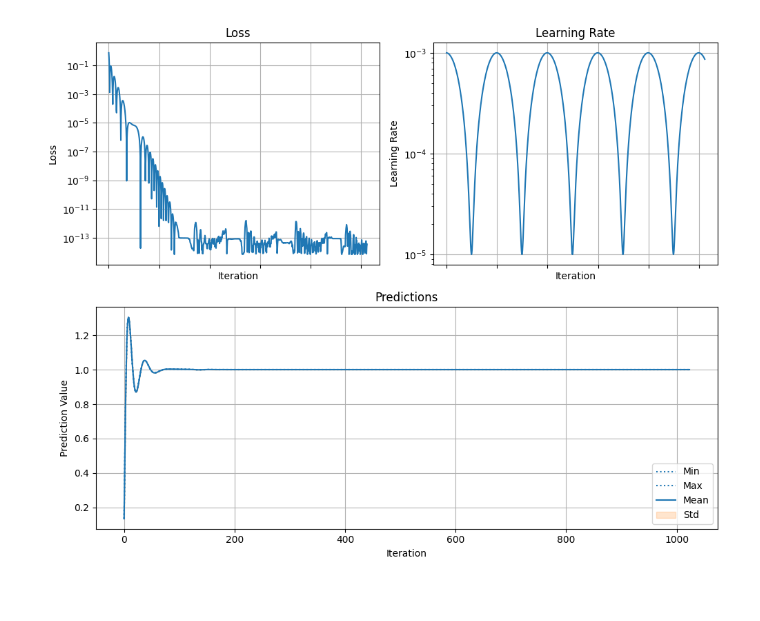
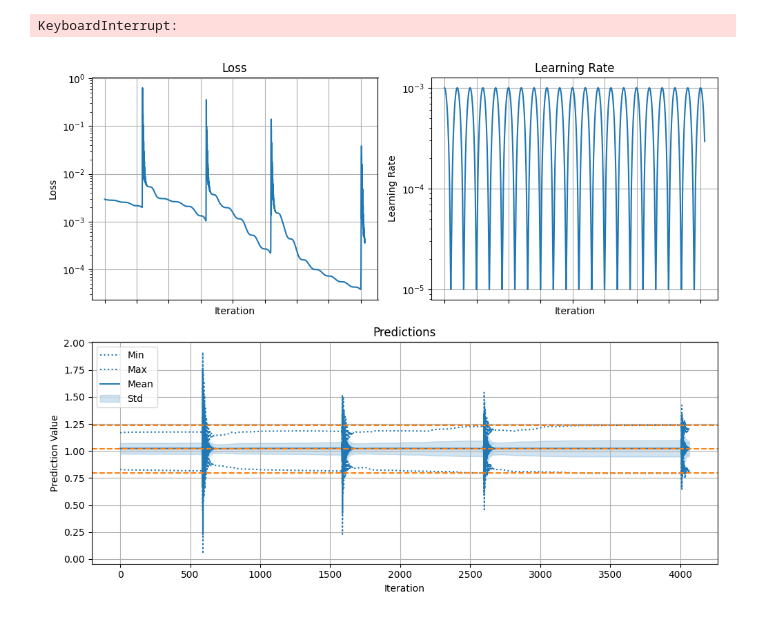
Before and after one commit to tum-pbs/diffSPH, a Jupyter notebook: transformers/GAT.ipynb, the cells around one changed output. Saved outputs shown, nothing was run; the diff lists cells and outputs as text; code cells hidden in the pictures.

```diff
--- a/transformers/GAT.ipynb
+++ b/transformers/GAT.ipynb
@@ -85,14 +85,14 @@ from ml import *
 
 inputFeatures = node_attr.shape[-1]
 outputFeatures = gt.shape[-1]
-latentSpaceSize = 48
+latentSpaceSize = 1
 hiddenMLPSize = 128
 hiddenMLPLayers = 2
 
 inputEncoderLayers = 0
 outputDecoderLayers = 0
 
-transformerFeatures = 16
-multiHeads = 4
+transformerFeatures = 1
+multiHeads = 1
 batch_size = 1
 dim = edge_attr.shape[-1]
@@ -108,7 +112,7 @@ inputEncoder = buildMLPwDict({
 ).to(device)
 transformerLayer = TransformerLayer(
     latentSpaceSize, transformerFeatures, dim, multiHeads,
-    edge_bias = True, edge_gating = True, verbose = False, attentionOp = 'dot', attentionOpIncludeEdge = True, sharedWeights=False, headAggregation='mean', v2 = False).to(device)
+    edge_bias = True, edge_gating = False, verbose = False, attentionOp = 'MLP', attentionOpIncludeEdge = True, sharedWeights=False, headAggregation='concat', v2 = False, messagePassingGAT=True, ffnHiddenLayers=4, ffnHiddenSize=128, edgeBasisEncoder = True, edgeBasisTerms = 8, edgeBasisMode = 'cat').to(device)
 outputDecoder = buildMLPwDict({
     'inputFeatures': latentSpaceSize,
     'output' : outputFeatures,
@@ -127,6 +131,6 @@ print(f'Number of parameters in transformer layer: {numberOfParametersTransforme
 print(f'Number of parameters in output decoder: {numberOfParametersOutputDecoder}')
 
 
-optimizer = torch.optim.AdamW(list(inputEncoder.parameters()) + list(transformerLayer.parameters()) + list(outputDecoder.parameters()), lr= 1e-3, weight_decay=1e-4)
+optimizer = torch.optim.AdamW(list(inputEncoder.parameters()) + list(transformerLayer.parameters()) + list(outputDecoder.parameters()), lr= 1e-3)
 scheduler = torch.optim.lr_scheduler.CosineAnnealingLR(optimizer, T_max=100, eta_min=1e-5)
 # %% [output]
@@ -136,7 +146,23 @@ Number of parameters in output decoder: 48
 # %%
-def modelStep(node_attr, edge_attr, edge_index, inputEncoder, transformerLayer, outputDecoder):
+def modelStep(node_attr, edge_attr, edge_index, inputEncoder, transformerLayer, outputDecoder, verbose = False):
+    return transformerLayer(node_attr, edge_attr, edge_index)
+
     encodedInput = inputEncoder(node_attr)
+    if verbose:
+        print(f'Encoded input shape: {encodedInput.shape} [B {batch_size} x N {node_attr.shape[0]} x L {latentSpaceSize}]')
+        print(f'Min: {encodedInput.min().item()}, Max: {encodedInput.max().item()}, Mean: {encodedInput.mean().item()}, Std: {encodedInput.std().item()}')
+
     transformerOutput = transformerLayer(encodedInput, edge_attr, edge_index)
+
+    if verbose:
+        print(f'Output shape: {transformerOutput.shape} [B {batch_size} x N {node_attr.shape[0]} x L {latentSpaceSize}]')
+        print(f'Min: {transformerOutput.min().item()}, Max: {transformerOutput.max().item()}, Mean: {transformerOutput.mean().item()}, Std: {transformerOutput.std().item()}')
+        print(transformerOutput)
     output = outputDecoder(transformerOutput)
+    if verbose:
+        print(f'Final output shape: {output.shape} [B {batch_size} x N {node_attr.shape[0]} x L {outputFeatures}]')
+        print(f'Min: {output.min().item()}, Max: {output.max().item()}, Mean: {output.mean().item()}, Std: {output.std().item()}')
 
     return output
+
+modelStep(node_attr, edge_attr, edge_index, inputEncoder, transformerLayer, outputDecoder, True)
@@ -145,11 +179,15 @@ losses = []
 lrs = []
 
 predictions = []
-for epoch in (tq := tqdm(range(2**10), desc='Training', leave=False)):
+for epoch in (tq := tqdm(range(2**16), desc='Training', leave=False)):
 
     optimizer.zero_grad()
     output = modelStep(node_attr, edge_attr, edge_index, inputEncoder, transformerLayer, outputDecoder)
-    loss = torch.nn.functional.mse_loss(output, gt)
+    # print(f'Output shape: {output.shape}, GT shape: {gt.shape}')
+    # print(f'Output: {output.min().item():.4f} - {output.max().item():.4f}, GT: {gt.min().item():.4f} - {gt.max().item():.4f}')
+    loss = ((output - gt)**2).mean()
+    # print(loss.shape)
+    # break
     loss.backward()
     optimizer.step()
     scheduler.step()
@@ -163,36 +201,45 @@ for epoch in (tq := tqdm(range(2**10), desc='Training', leave=False)):
     stdPrediction = output.std().detach().cpu().item()
     predictions.append((minPrediction, maxPrediction, meanPrediction, stdPrediction))
     tq.set_description(f'Training (loss: {loss.item():.4f}, lr: {scheduler.get_last_lr()[0]:.6f}, min: {minPrediction:.4f}, max: {maxPrediction:.4f}, mean: {meanPrediction:.4f}, std: {stdPrediction:.4f})')
+
+
+    # break
+# %% [output]
+KeyboardInterrupt:
 # %%
 fig, axis = plt.subplot_mosaic('''AB
                                CC''' , figsize=(10,8), sharex=True, sharey=False)
 axis['A'].plot(losses)
 axis['A'].set_title('Loss')
 axis['A'].set_xlabel('Iteration')
 axis['A'].set_ylabel('Loss')
 axis['A'].set_yscale('log')
 axis['A'].grid(True)
 
 axis['B'].plot(lrs)
 axis['B'].set_title('Learning Rate')
 axis['B'].set_xlabel('Iteration')
 axis['B'].set_ylabel('Learning Rate')
 axis['B'].set_yscale('log')
 axis['B'].grid(True)
 
 colors = plt.rcParams['axes.prop_cycle'].by_key()['color']
 
 axis['C'].plot([p[0] for p in predictions], label='Min', color=colors[0], linestyle=':')
 axis['C'].plot([p[1] for p in predictions], label='Max', color=colors[0], linestyle=':')
 axis['C'].plot([p[2] for p in predictions], label='Mean', color=colors[0], linestyle='-')
-axis['C'].fill_between(range(len(predictions)), [p[2] + p[3] for p in predictions], [p[2] - p[3] for p in predictions], label='Std', color=colors[1], alpha=0.2)
+axis['C'].fill_between(range(len(predictions)), [p[2] + p[3] for p in predictions], [p[2] - p[3] for p in predictions], label='Std', color=colors[0], alpha=0.2)
 axis['C'].set_title('Predictions')
 axis['C'].set_xlabel('Iteration')
 axis['C'].set_ylabel('Prediction Value')
 axis['C'].set_yscale('linear')
 axis['C'].grid(True)
 axis['C'].legend()
 
+axis['C'].axhline(gt.min().item(), color=colors[1], linestyle='--')
+axis['C'].axhline(gt.max().item(), color=colors[1], linestyle='--')
+axis['C'].axhline(gt.mean().item(), color=colors[1], linestyle='--', label='GT')
+
 fig.tight_layout()
 # %% [output]
-[figure, old version]
+[figure, new version]
```
Also changed, not shown: parts of 10 cells of this notebook, 2 other files.
